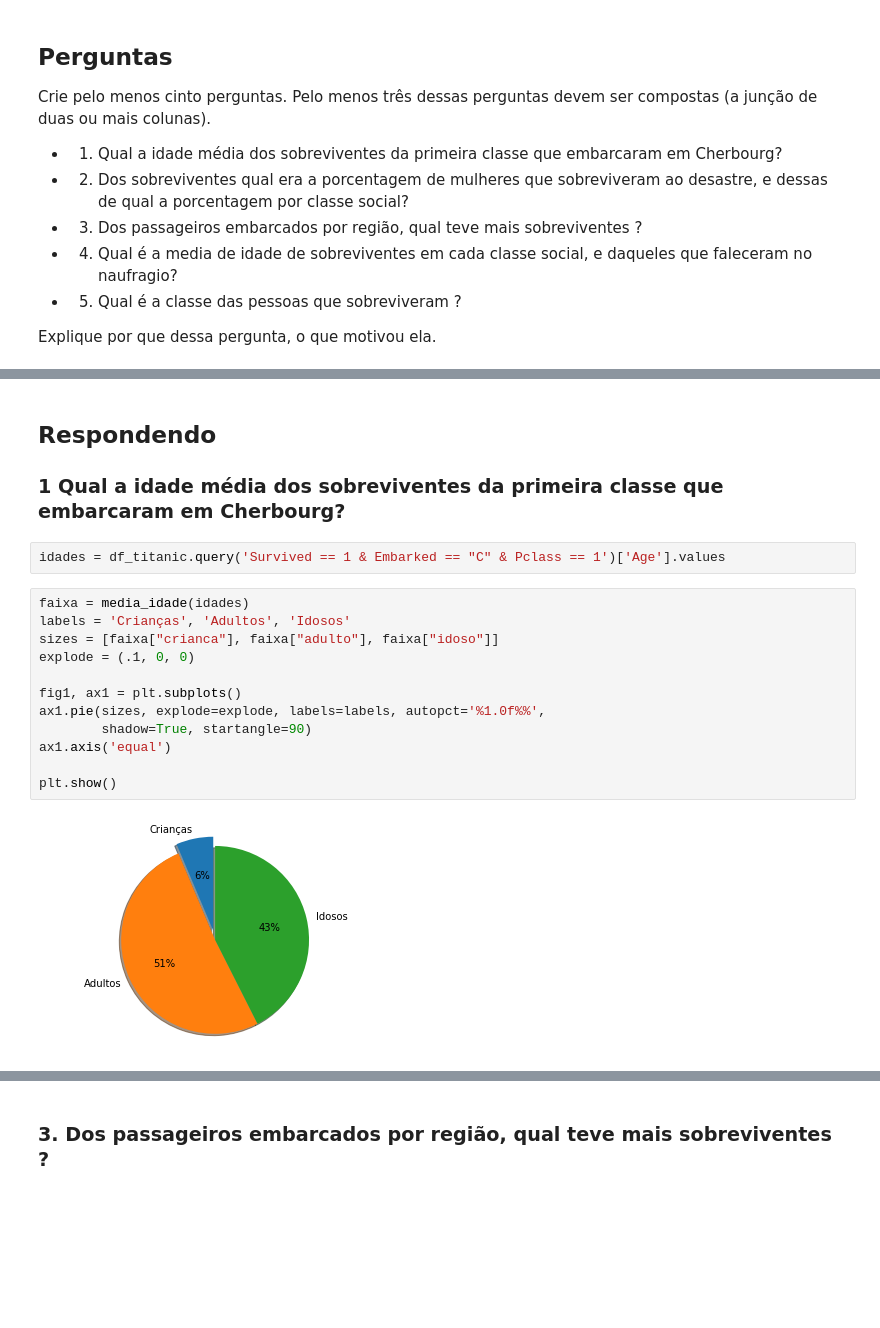
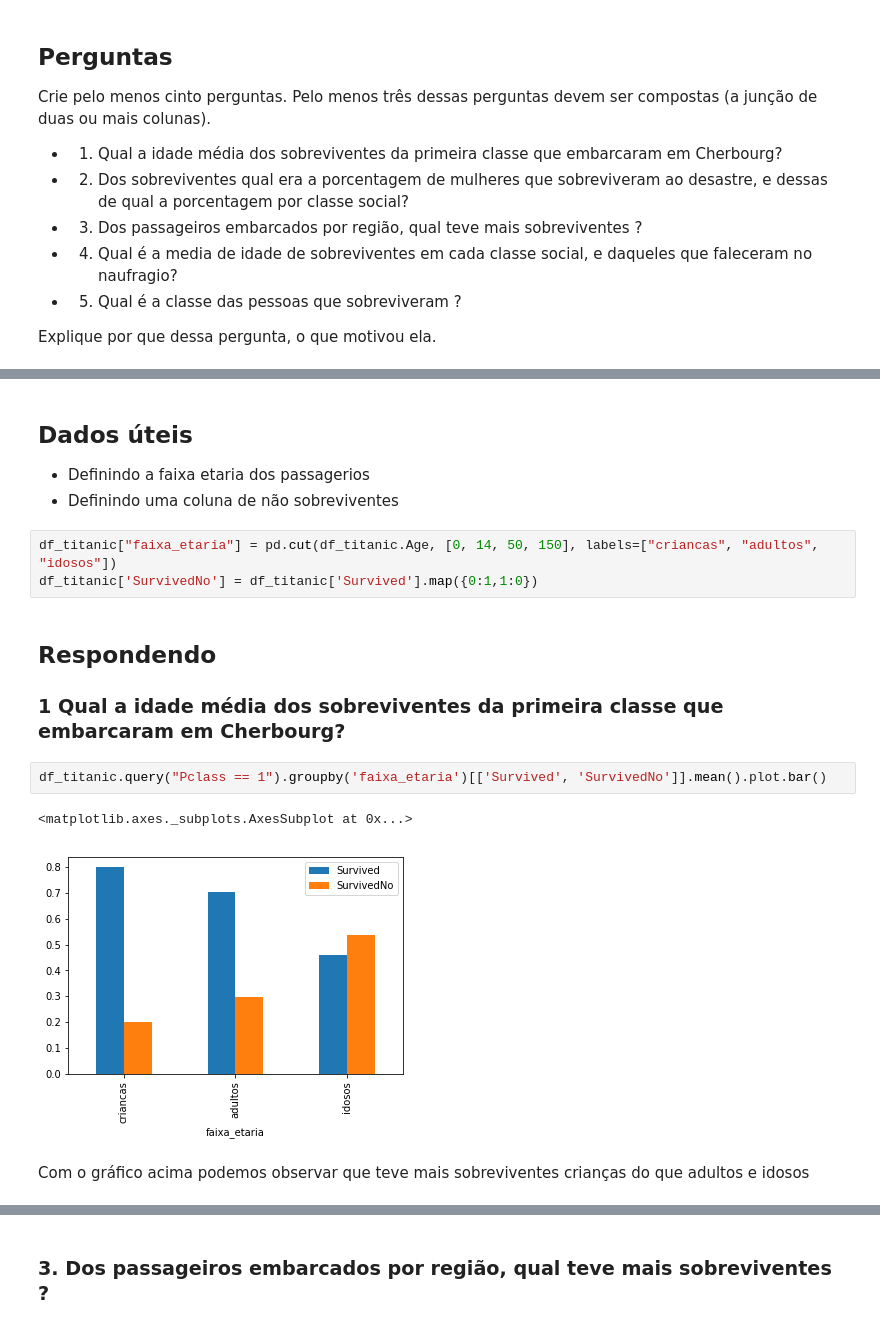
Before and after one commit to ronan-hilario96/kaggle-titanic, a Jupyter notebook: Titanic.ipynb, the cells around one changed output, grey strips where cells are left out. Cells and saved outputs as stored; diff of their text form; blank space fills up the shorter version.

```diff
--- a/Titanic.ipynb
+++ b/Titanic.ipynb
@@ -74,20 +40,18 @@ def grafico_idade(age):
+# %% [markdown]
+## Dados úteis
+- Definindo a faixa etaria dos passagerios
+- Definindo uma coluna de não sobreviventes
+# %%
+df_titanic["faixa_etaria"] = pd.cut(df_titanic.Age, [0, 14, 50, 150], labels=["criancas", "adultos", "idosos"])
+df_titanic['SurvivedNo'] = df_titanic['Survived'].map({0:1,1:0})
 # %% [markdown]
 ## Respondendo
 ### 1 Qual a idade média dos sobreviventes da primeira classe que embarcaram em Cherbourg?
-# %%
-idades = df_titanic.query('Survived == 1 & Embarked == "C" & Pclass == 1')['Age'].values
-# %%
-faixa = media_idade(idades)
-labels = 'Crianças', 'Adultos', 'Idosos'
-sizes = [faixa["crianca"], faixa["adulto"], faixa["idoso"]]
-explode = (.1, 0, 0)
-
-fig1, ax1 = plt.subplots()
-ax1.pie(sizes, explode=explode, labels=labels, autopct='%1.0f%%',
-        shadow=True, startangle=90)
-ax1.axis('equal')
-
-plt.show()
-# %% [output]
-[figure, removed]
+# %%
+df_titanic.query("Pclass == 1").groupby('faixa_etaria')[['Survived', 'SurvivedNo']].mean().plot.bar()
+# %% [output]
+<matplotlib.axes._subplots.AxesSubplot at 0x...>
+[figure, added]
+# %% [markdown]
+Com o gráfico acima podemos observar que teve mais sobreviventes crianças do que adultos e idosos
 # %% [markdown]
```
Also changed, not shown: parts of 20 cells of this notebook.
